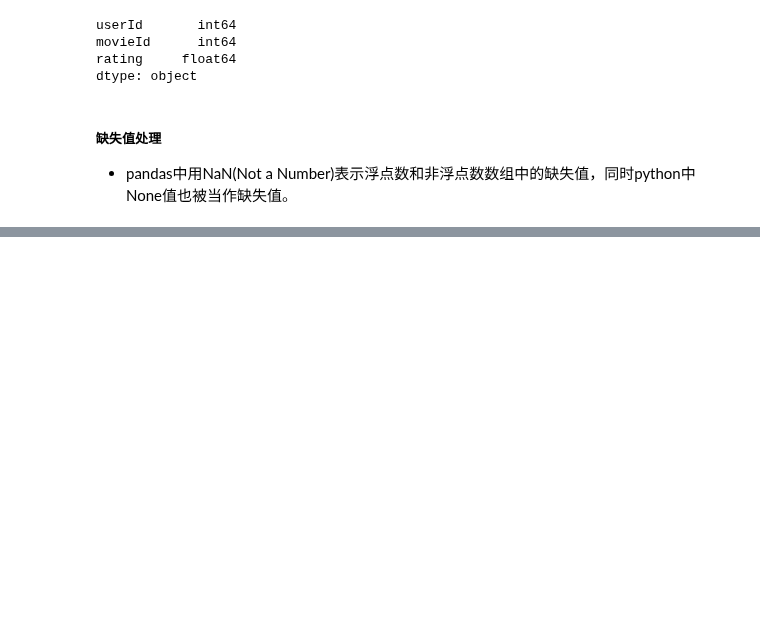
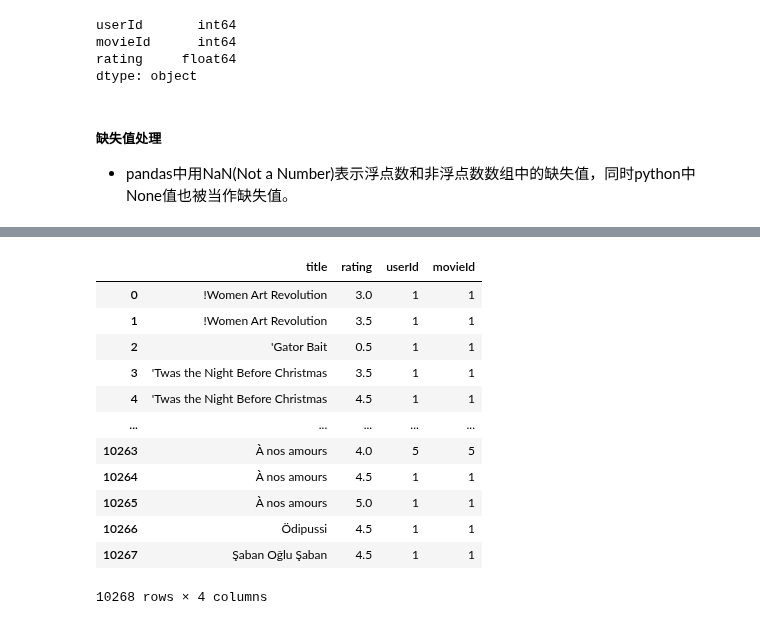
Before and after one commit to OcaenEyes/ML, a Jupyter notebook: AI训练赛/基于关联规则算法实现电影推荐系统/基于关联规则算法实现电影推荐.ipynb, the cells around one changed output, grey strips where cells are left out. Cells and saved outputs as stored; diff of their text form; code cells hidden in the pictures; blank space fills up the shorter version.

```diff
--- a/AI训练赛/基于关联规则算法实现电影推荐系统/基于关联规则算法实现电影推荐.ipynb
+++ b/AI训练赛/基于关联规则算法实现电影推荐系统/基于关联规则算法实现电影推荐.ipynb
@@ -184,0 +362,16 @@ dtype: object
+# %%
+ratings_df_s.groupby([ratings_df_s['title'],ratings_df_s['rating']]).count().reset_index()
+# %% [output]
+|  | title | rating | userId | movieId |
+| 0 | !Women Art Revolution | 3.0 | 1 | 1 |
+| 1 | !Women Art Revolution | 3.5 | 1 | 1 |
+| 2 | 'Gator Bait | 0.5 | 1 | 1 |
+| 3 | 'Twas the Night Before Christmas | 3.5 | 1 | 1 |
+| 4 | 'Twas the Night Before Christmas | 4.5 | 1 | 1 |
+| ... | ... | ... | ... | ... |
+| 10263 | À nos amours | 4.0 | 5 | 5 |
+| 10264 | À nos amours | 4.5 | 1 | 1 |
+| 10265 | À nos amours | 5.0 | 1 | 1 |
+| 10266 | Ödipussi | 4.5 | 1 | 1 |
+| 10267 | Şaban Oğlu Şaban | 4.5 | 1 | 1 |
+10268 rows × 4 columns
```
Also changed, not shown: parts of 27 cells of this notebook.
